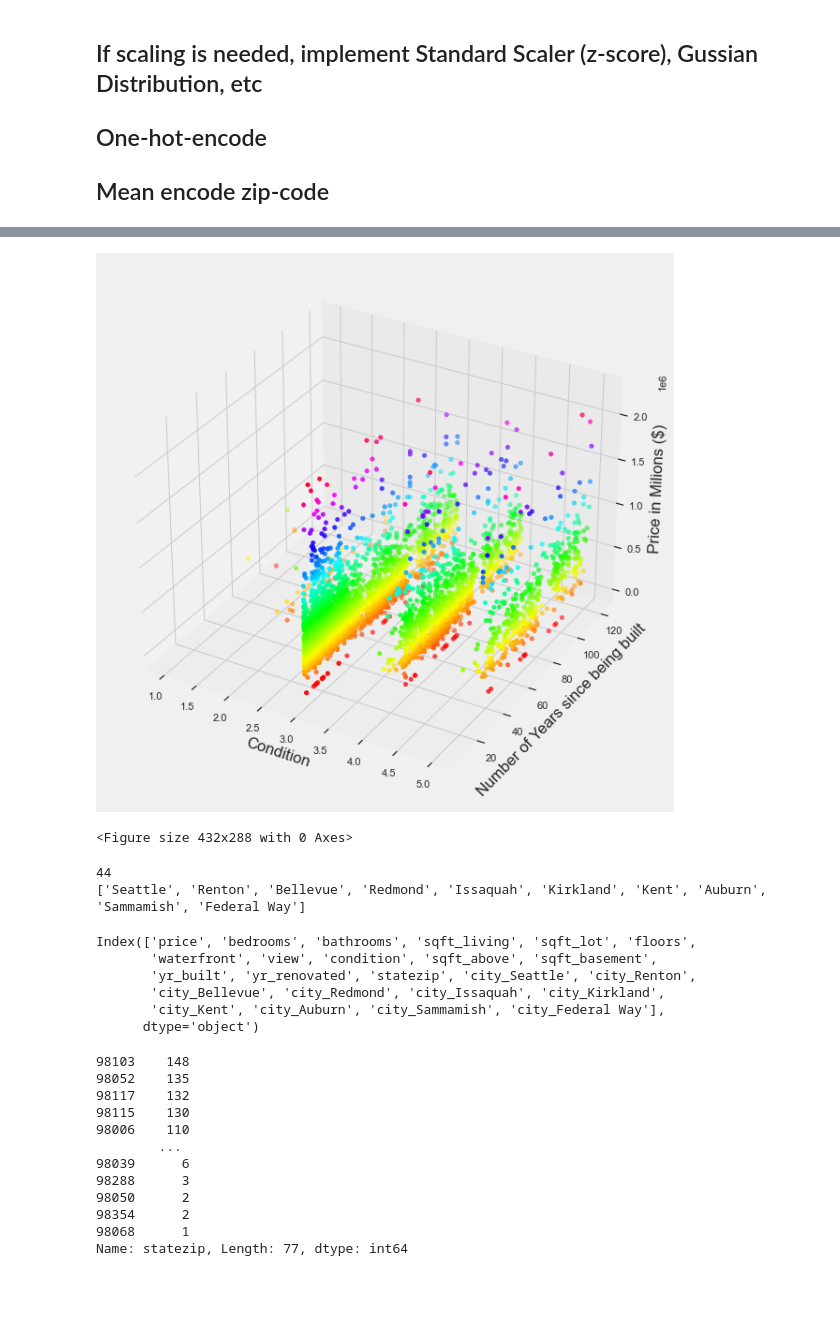
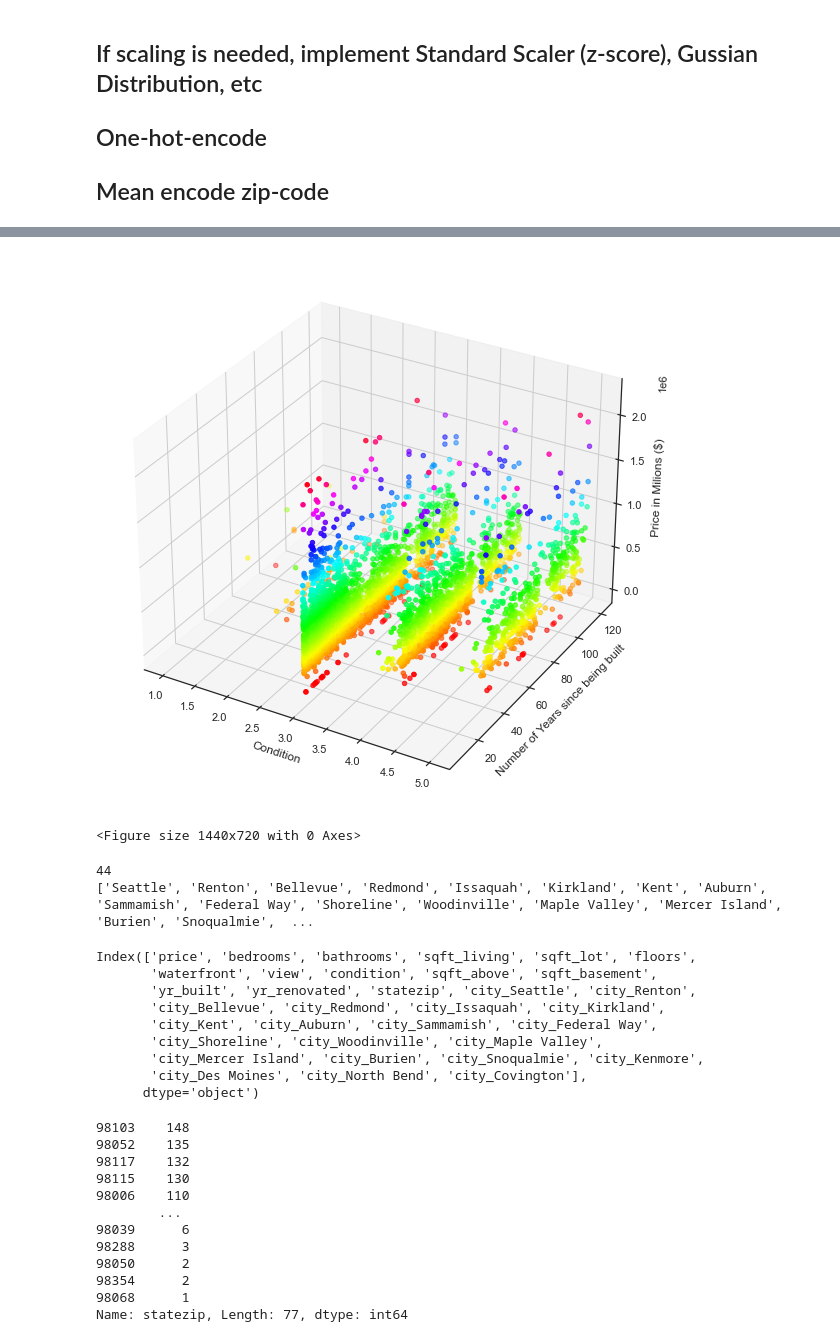
Before and after one commit to jf20541/Optimal-RegressionModel-HyperParameters-Flask-Azure-Docker, a Jupyter notebook: notebooks/house_price.ipynb, the cells around one changed output, grey strips where cells are left out. Drawn from its saved outputs; the diff is of its cells as text; code cells hidden in the pictures; blank space fills up the shorter version.

```diff
--- a/notebooks/house_price.ipynb
+++ b/notebooks/house_price.ipynb
@@ -244,13 +246,0 @@ plt.savefig('../plots/year_built_dist.png')
-# %%
-
-sns.set(style="ticks")
-f, (ax_box, ax_hist) = plt.subplots(2, sharex=True, figsize=(11.7, 8.27),
-                                    gridspec_kw={"height_ratios": (.15, .85)})
-
-sns.boxplot(df.price, ax=ax_box)
-sns.histplot(df.price, ax=ax_hist)
-
-ax_box.set(yticks=[])
-sns.despine(ax=ax_hist)
-sns.despine(ax=ax_box, left=True)
-plt.savefig('../plots/price_skewed_distribution.png')
@@ -311,6 +272,5 @@ plt.savefig('../plots/price_cleaned_distribution.png')
 # %%
-f, (ax1, ax2) = plt.subplots(2, 1, figsize=(12, 10))
-ax1.set(yscale = "log")
-sns.stripplot(x = "bedrooms", y = "price", data = df, ax = ax1, jitter=True, palette="Blues_d")
+plt.rcParams['figure.figsize'] = (20.0, 10.0)
+sns.stripplot(x = "bedrooms", y = "price", data = df, jitter=True, palette="Blues_d")
 # %% [output]
 <AxesSubplot:xlabel='bedrooms', ylabel='price'>
@@ -317,0 +278,3 @@ sns.stripplot(x = "bedrooms", y = "price", data = df, ax = ax1, jitter=True, pal
+# %%
+plt.rcParams['figure.figsize'] = (20.0, 10.0)
+sns.stripplot(x = "condition", y = "price", data = df, jitter=True, palette="Blues_d")
@@ -317,0 +284,3 @@ sns.stripplot(x = "bedrooms", y = "price", data = df, ax = ax1, jitter=True, pal
+# %%
+plt.rcParams['figure.figsize'] = (20.0, 10.0)
+sns.stripplot(x = "floors", y = "price", data = df, jitter=True, palette="Blues_d")
@@ -318,21 +290,20 @@ sns.stripplot(x = "bedrooms", y = "price", data = df, ax = ax1, jitter=True, pal
 # %%
-
-fig = plt.figure(figsize=(10,10))
+fig = plt.figure(figsize=(20,10))
 ax = plt.axes(projection="3d")
 
 z_points = df['price']
 x_points = df['condition']
 y_points = df['yr_built']
 ax.scatter3D(x_points, y_points, z_points, c=z_points, cmap='hsv')
 
 ax.set_xlabel('Condition')
 ax.set_ylabel('Number of Years since being built')
 ax.set_zlabel('Price in Milions ($)')
 plt.show()
 plt.savefig('../plots/price_conditions_yrbuilt.png')
 # %% [output]
-[figure, old version]
+[figure, new version]
-<Figure size 432x288 with 0 Axes>
+<Figure size 1440x720 with 0 Axes>
 # %%
 # remove WA from statezip zip column and convert to int64
 df.statezip = df.statezip.str.replace(r'\D', '')
@@ -345,29 +314,30 @@ var_thres.fit(df)
 # get city unique values
 print(len(df.city.value_counts()))
 # extract the top ten and one hot encode
-top_10 = [x for x in df.city.value_counts().sort_values(ascending=False).head(10).index]
-print(top_10)
+top_15 = [x for x in df.city.value_counts().sort_values(ascending=False).head(20).index]
+print(top_15)
 # %% [output]
 44
-['Seattle', 'Renton', 'Bellevue', 'Redmond', 'Issaquah', 'Kirkland', 'Kent', 'Auburn', 'Sammamish', 'Federal Way']
+['Seattle', 'Renton', 'Bellevue', 'Redmond', 'Issaquah', 'Kirkland', 'Kent', 'Auburn', 'Sammamish', 'Federal Way', 'Shoreline', 'Woodinville', 'Maple Valley', 'Mercer Island', 'Burien', 'Snoqualmie',  ...
 # %%
-df_ohe_city = df.copy()
-
-def one_hot_top_x(df, variable, top_x_labels):
+def ohe_city(df, variable, top_x_labels):
     for label in top_x_labels:
         df[variable+'_'+label] = np.where(df[variable]==label, 1, 0)
 
 
-one_hot_top_x(df_ohe_city, 'city', top_10)
+ohe_city(df, 'city', top_15)
 
-df_ohe_city.drop('city', axis=1, inplace=True)
+df.drop('city', axis=1, inplace=True)
 
-df_ohe_city.columns
+df.columns
 # %% [output]
 Index(['price', 'bedrooms', 'bathrooms', 'sqft_living', 'sqft_lot', 'floors',
        'waterfront', 'view', 'condition', 'sqft_above', 'sqft_basement',
        'yr_built', 'yr_renovated', 'statezip', 'city_Seattle', 'city_Renton',
        'city_Bellevue', 'city_Redmond', 'city_Issaquah', 'city_Kirkland',
-       'city_Kent', 'city_Auburn', 'city_Sammamish', 'city_Federal Way'],
+       'city_Kent', 'city_Auburn', 'city_Sammamish', 'city_Federal Way',
+       'city_Shoreline', 'city_Woodinville', 'city_Maple Valley',
+       'city_Mercer Island', 'city_Burien', 'city_Snoqualmie', 'city_Kenmore',
+       'city_Des Moines', 'city_North Bend', 'city_Covington'],
       dtype='object')
 # %%
```
Also changed, not shown: parts of 49 cells of this notebook, 5 other files.
